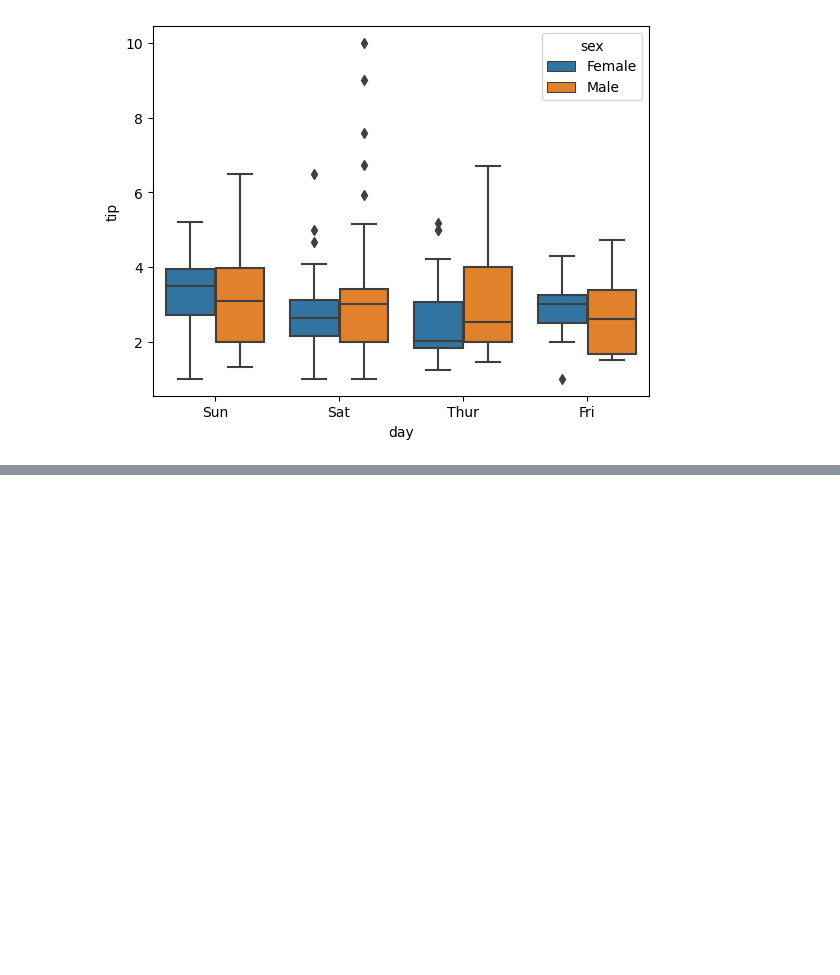
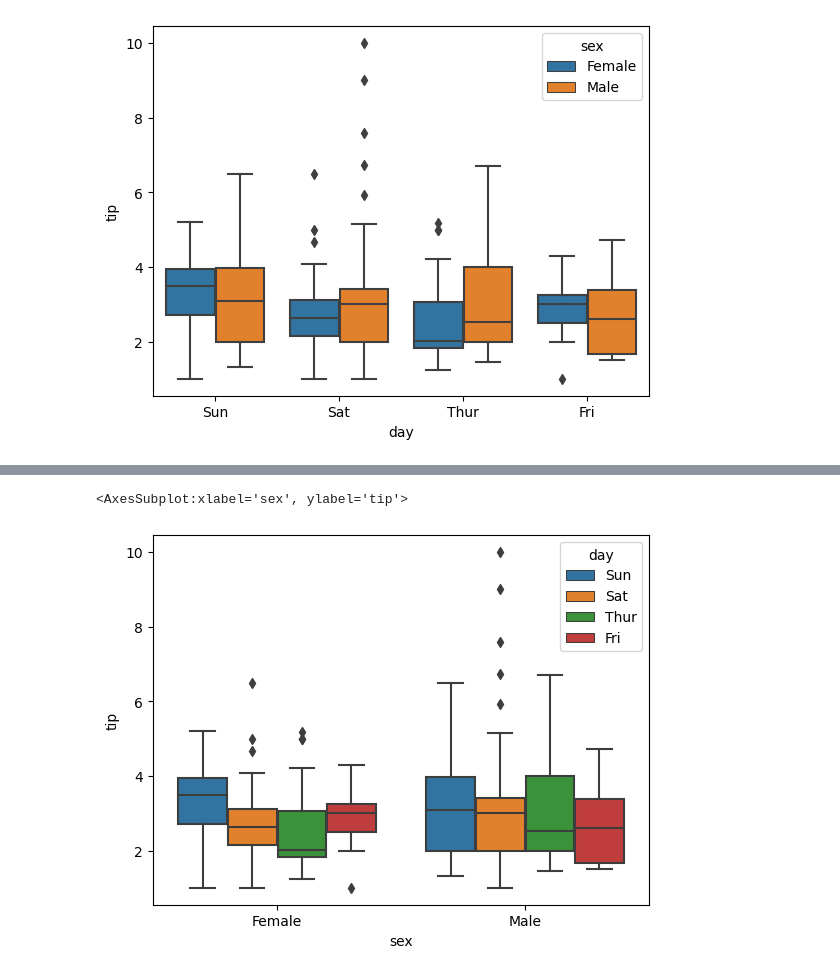
Before and after one commit to pipipik/skillup_01, a Jupyter notebook: DAY6/20240209_DAY6.ipynb, the cells around one changed output, grey strips where cells are left out. Drawn from its saved outputs; the diff is of its cells as text; code cells hidden in the pictures; blank space fills up the shorter version.

```diff
--- a/DAY6/20240209_DAY6.ipynb
+++ b/DAY6/20240209_DAY6.ipynb
@@ -102,0 +103,8 @@ KeyError: ('total_bill', 'tip')
+# %%
+# 問題2
+sns.boxplot(tips.sex, tips.tip, hue= tips.day)
+sns.boxplot(tips["sex"], tips["tip"], hue = tips["day"])
+plt.show()
+# %% [output]
+<AxesSubplot:xlabel='sex', ylabel='tip'>
+[figure, added]
```
Also changed, not shown: parts of 1 cell of this notebook.
